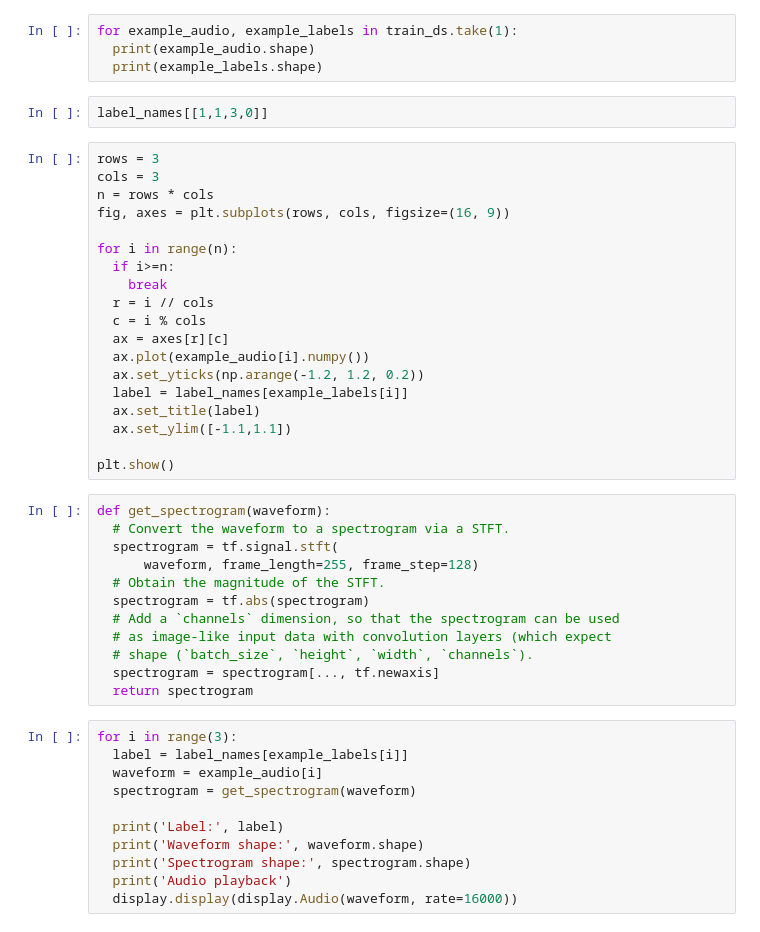
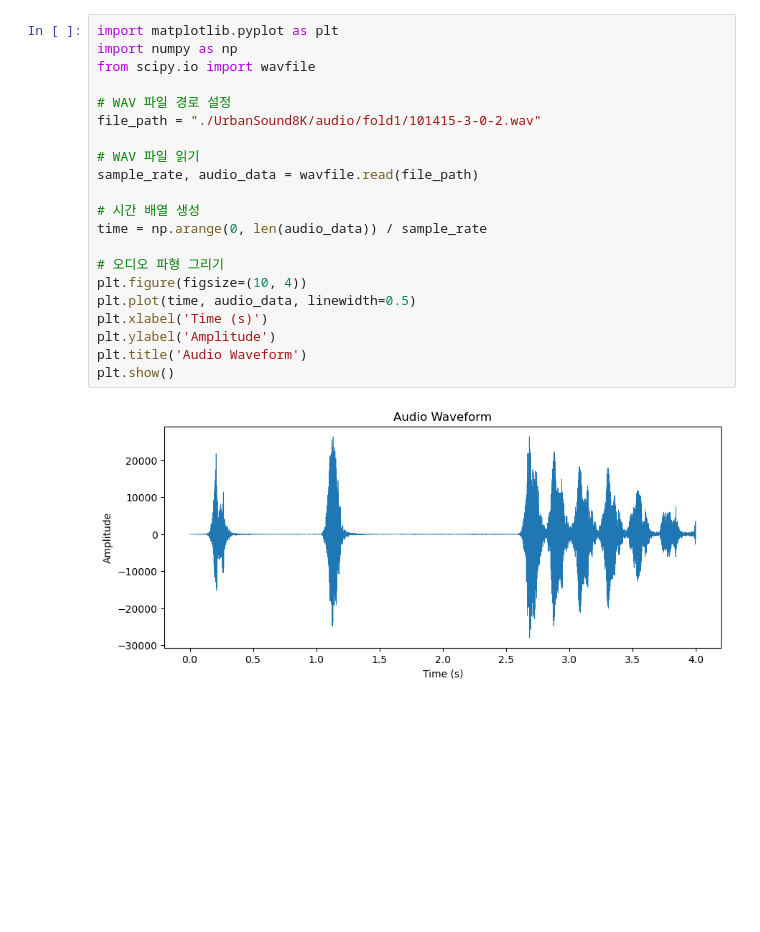
Before and after one commit to jungbug/signal-processing, a Jupyter notebook: test.ipynb, the cells around one changed output. Drawn from its saved outputs; the diff is of its cells as text; blank space fills up the shorter version.

```diff
--- a/test.ipynb
+++ b/test.ipynb
@@ -65,48 +1,23 @@ val_ds = val_ds.shard(num_shards=2, index=1)
-# %%
-for example_audio, example_labels in train_ds.take(1):
-  print(example_audio.shape)
-  print(example_labels.shape)
-# %%
-label_names[[1,1,3,0]]
-# %%
-rows = 3
-cols = 3
-n = rows * cols
-fig, axes = plt.subplots(rows, cols, figsize=(16, 9))
-
-for i in range(n):
-  if i>=n:
-    break
-  r = i // cols
-  c = i % cols
-  ax = axes[r][c]
-  ax.plot(example_audio[i].numpy())
-  ax.set_yticks(np.arange(-1.2, 1.2, 0.2))
-  label = label_names[example_labels[i]]
-  ax.set_title(label)
-  ax.set_ylim([-1.1,1.1])
-
-plt.show()
-# %%
-def get_spectrogram(waveform):
-  # Convert the waveform to a spectrogram via a STFT.
-  spectrogram = tf.signal.stft(
-      waveform, frame_length=255, frame_step=128)
-  # Obtain the magnitude of the STFT.
-  spectrogram = tf.abs(spectrogram)
-  # Add a `channels` dimension, so that the spectrogram can be used
-  # as image-like input data with convolution layers (which expect
-  # shape (`batch_size`, `height`, `width`, `channels`).
-  spectrogram = spectrogram[..., tf.newaxis]
-  return spectrogram
-# %%
-for i in range(3):
-  label = label_names[example_labels[i]]
-  waveform = example_audio[i]
-  spectrogram = get_spectrogram(waveform)
-
-  print('Label:', label)
-  print('Waveform shape:', waveform.shape)
-  print('Spectrogram shape:', spectrogram.shape)
-  print('Audio playback')
-  display.display(display.Audio(waveform, rate=16000))
+# %%
+import matplotlib.pyplot as plt
+import numpy as np
+from scipy.io import wavfile
+
+# WAV 파일 경로 설정
+file_path = "./UrbanSound8K/audio/fold1/101415-3-0-2.wav"
+
+# WAV 파일 읽기
+sample_rate, audio_data = wavfile.read(file_path)
+
+# 시간 배열 생성
+time = np.arange(0, len(audio_data)) / sample_rate
+
+# 오디오 파형 그리기
+plt.figure(figsize=(10, 4))
+plt.plot(time, audio_data, linewidth=0.5)
+plt.xlabel('Time (s)')
+plt.ylabel('Amplitude')
+plt.title('Audio Waveform')
+plt.show()
+# %% [output]
+[figure, added]
```
Also changed, not shown: parts of 7 cells of this notebook, 10 other files.
